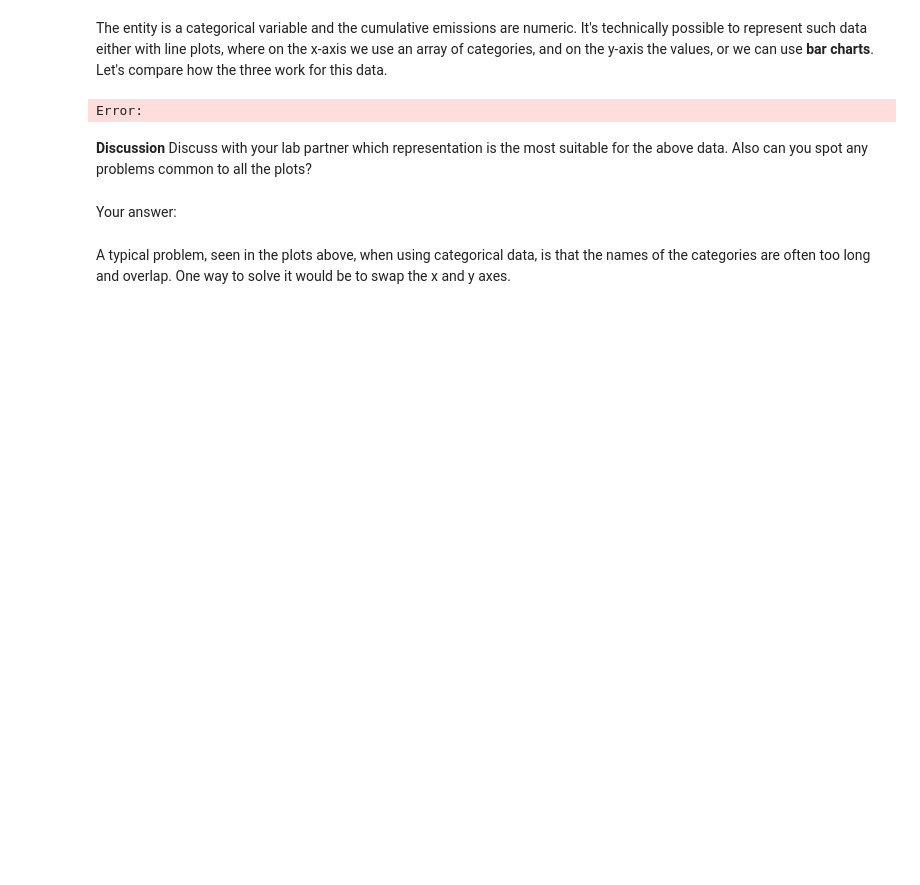
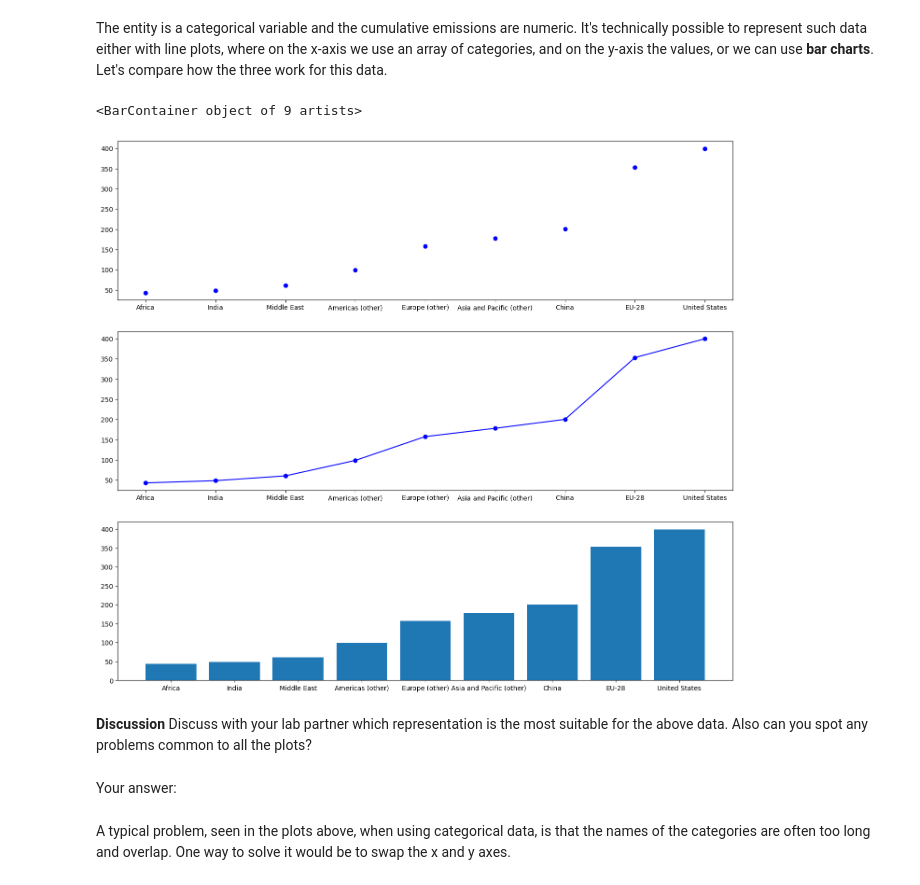
Before and after one commit to ThomasAWood/FDS-S1-03-data-representation-01, a Jupyter notebook: FDS-S1-03-data-representation-01.ipynb, the cells around one changed output. Saved outputs shown, nothing was run; the diff lists cells and outputs as text; code cells hidden in the pictures; blank space fills up the shorter version.

```diff
--- a/FDS-S1-03-data-representation-01.ipynb
+++ b/FDS-S1-03-data-representation-01.ipynb
@@ -323,0 +348,4 @@ Error:
+# %%
+cumulative_co2_emissions = pd.read_csv('datasets/cumulative_co2_emissions.csv')
+length = cumulative_co2_emissions.size
+cumulative_co2_emissions.head(length)
@@ -326,12 +365,13 @@ The entity is a categorical variable and the cumulative emissions are numeric. I
 # %%
 region = cumulative_co2_emissions['Entity']
 co2_emissions = cumulative_co2_emissions['Cumulative CO₂ emissions by region (billion tonnes)']
-fig, (ax1, ax2, ax3) = plt.subplots(1, 3, figsize=(30, 5))
+fig, (ax1, ax2, ax3) = plt.subplots(3, 1, figsize=(17, 15))
 ax1.plot(region, co2_emissions, 'bo')
 ax2.plot(region, co2_emissions, 'bo-')
 ax3.bar(region, co2_emissions)
 # %% [output]
-Error:
+<BarContainer object of 9 artists>
+[figure, added]
 # %% [markdown]
 **Discussion** Discuss with your lab partner which representation is the most suitable for the above data. Also can you spot any problems common to all the plots?
 # %% [markdown]
```
Also changed, not shown: parts of 20 cells of this notebook.
